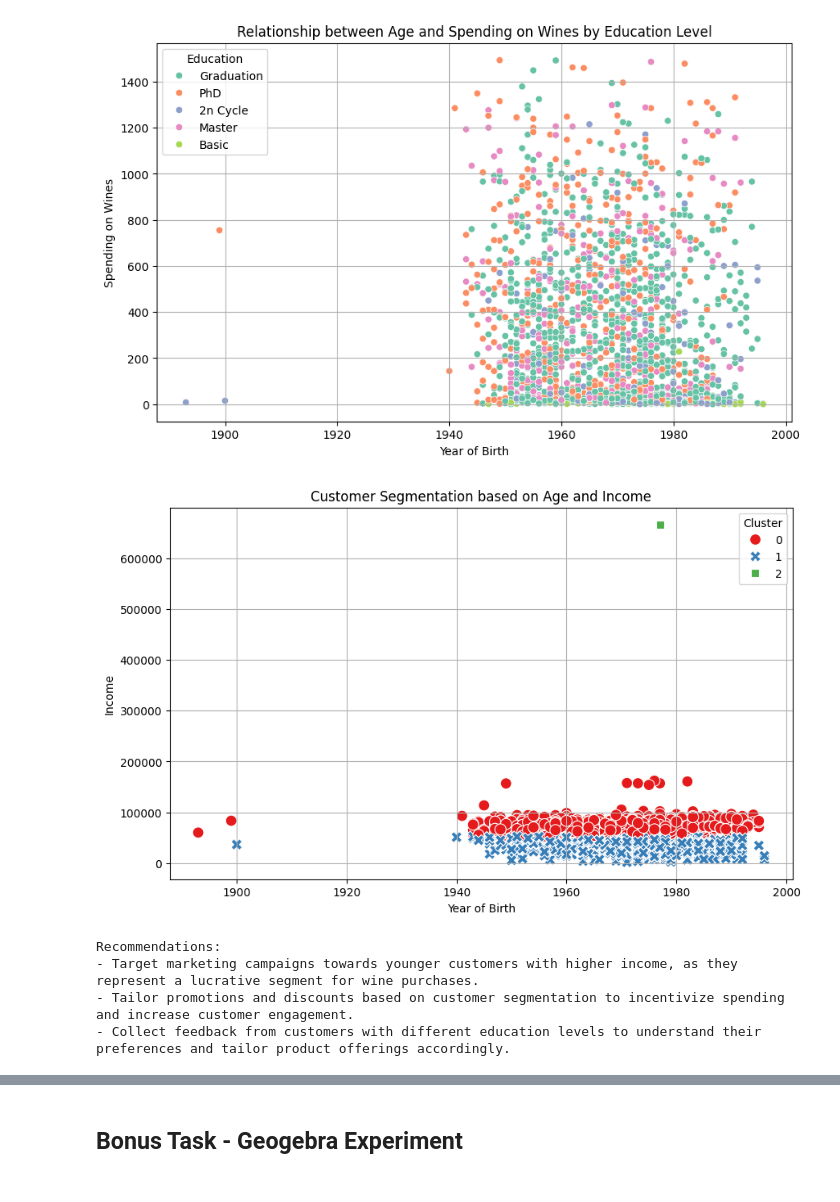
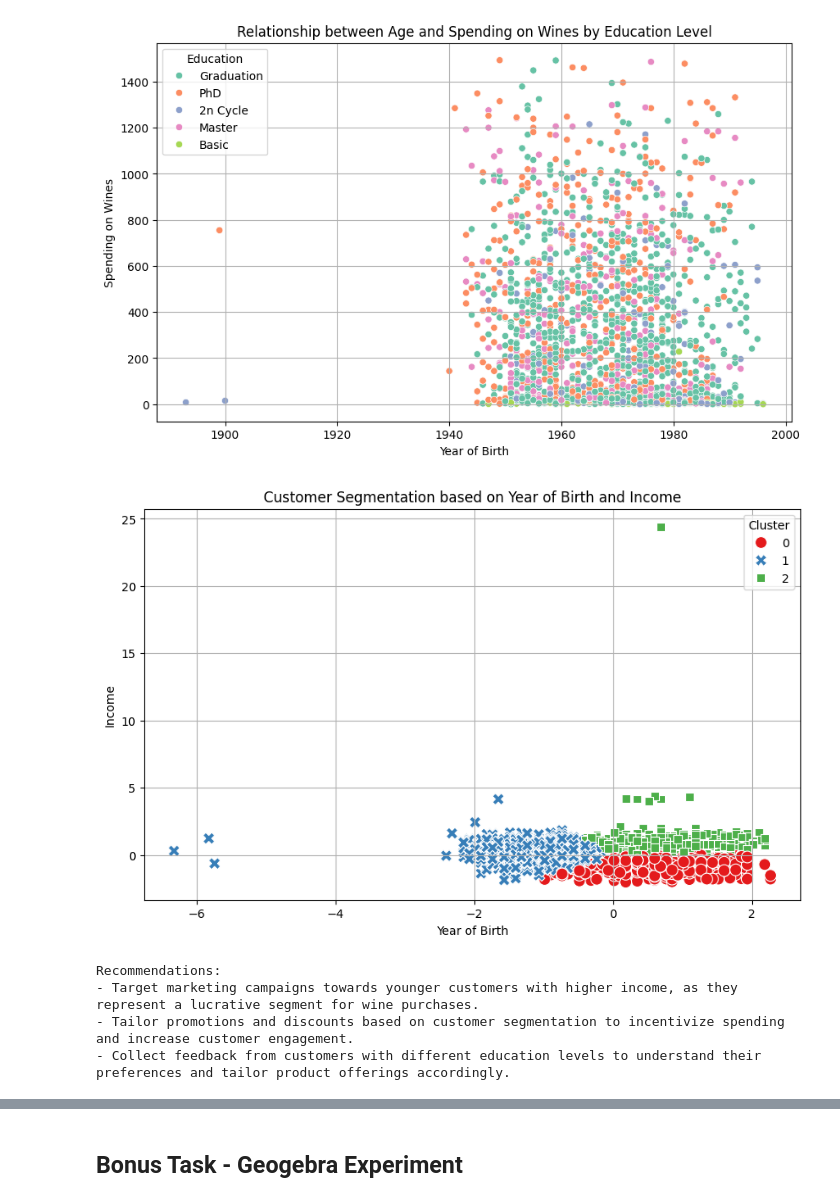
Before and after one commit to KapilMusle/Customer-Purchase-Behavior-Analysis, a Jupyter notebook: Applied Statistics Project.ipynb, the cells around one changed output, grey strips where cells are left out. Drawn from its saved outputs; the diff is of its cells as text; code cells hidden in the pictures.

```diff
--- a/Applied Statistics Project.ipynb
+++ b/Applied Statistics Project.ipynb
@@ -66,6 +68,6 @@ Mounted at /content/drive
 # %%
 # Load the dataset from an CSV file
-df = pd.read_csv("/content/drive/MyDrive/Project/Applied Stats/Superstore Marketing Data.xlsx - Sheet1.csv")
+df =pd.read_csv("/content/drive/MyDrive/Project/Mod 5 (Applied Stats)/Superstore Marketing Data.xlsx - Sheet1.csv")
 df
 # %% [output]
 |  | Id | Year_Birth | Education | Marital_Status | Income | Kidhome | Teenhome | Dt_Customer | Recency | ... |
@@ -545,24 +549,49 @@ plt.show()
 # %% [output]
 [figure]
 # %%
+
+from sklearn.preprocessing import StandardScaler
+from sklearn.cluster import KMeans
+
+
+# Preprocess the data
+df = df.dropna(subset=['Year_Birth', 'Income'])
+
+# Ensure the columns are numeric
+df.loc[:, 'Year_Birth'] = pd.to_numeric(df['Year_Birth'], errors='coerce')
+df.loc[:, 'Income'] = pd.to_numeric(df['Income'], errors='coerce')
+
+# Drop any rows with NaN values in 'Year_Birth' or 'Income' columns
+df = df.dropna(subset=['Year_Birth', 'Income'])
+
+# Normalize the data for clustering
+scaler = StandardScaler()
+df[['Year_Birth', 'Income']] = scaler.fit_transform(df[['Year_Birth', 'Income']])
+
+# Define the number of clusters
+num_clusters = 3
+
+# Apply K-means clustering
+kmeans = KMeans(n_clusters=num_clusters, random_state=42, n_init=10)
+df['Cluster'] = kmeans.fit_predict(df[['Year_Birth', 'Income']])
 
 # Segment customers based on age and income
 plt.figure(figsize=(10, 6))
 sns.scatterplot(x='Year_Birth', y='Income', data=df, hue='Cluster', palette='Set1', style='Cluster', s=100)
-plt.title('Customer Segmentation based on Age and Income')
+plt.title('Customer Segmentation based on Year of Birth and Income')
 plt.xlabel('Year of Birth')
 plt.ylabel('Income')
 plt.legend(title='Cluster')
 plt.grid(True)
 plt.show()
 
 # Make recommendations
 print("Recommendations:")
 print("- Target marketing campaigns towards younger customers with higher income, as they represent a lucrative segment for wine purchases.")
 print("- Tailor promotions and discounts based on customer segmentation to incentivize spending and increase customer engagement.")
 print("- Collect feedback from customers with different education levels to understand their preferences and tailor product offerings accordingly.")
 # %% [output]
-[figure, old version]
+[figure, new version]
 Recommendations:
 - Target marketing campaigns towards younger customers with higher income, as they represent a lucrative segment for wine purchases.
 - Tailor promotions and discounts based on customer segmentation to incentivize spending and increase customer engagement.
```
Also changed, not shown: parts of 15 cells of this notebook.
